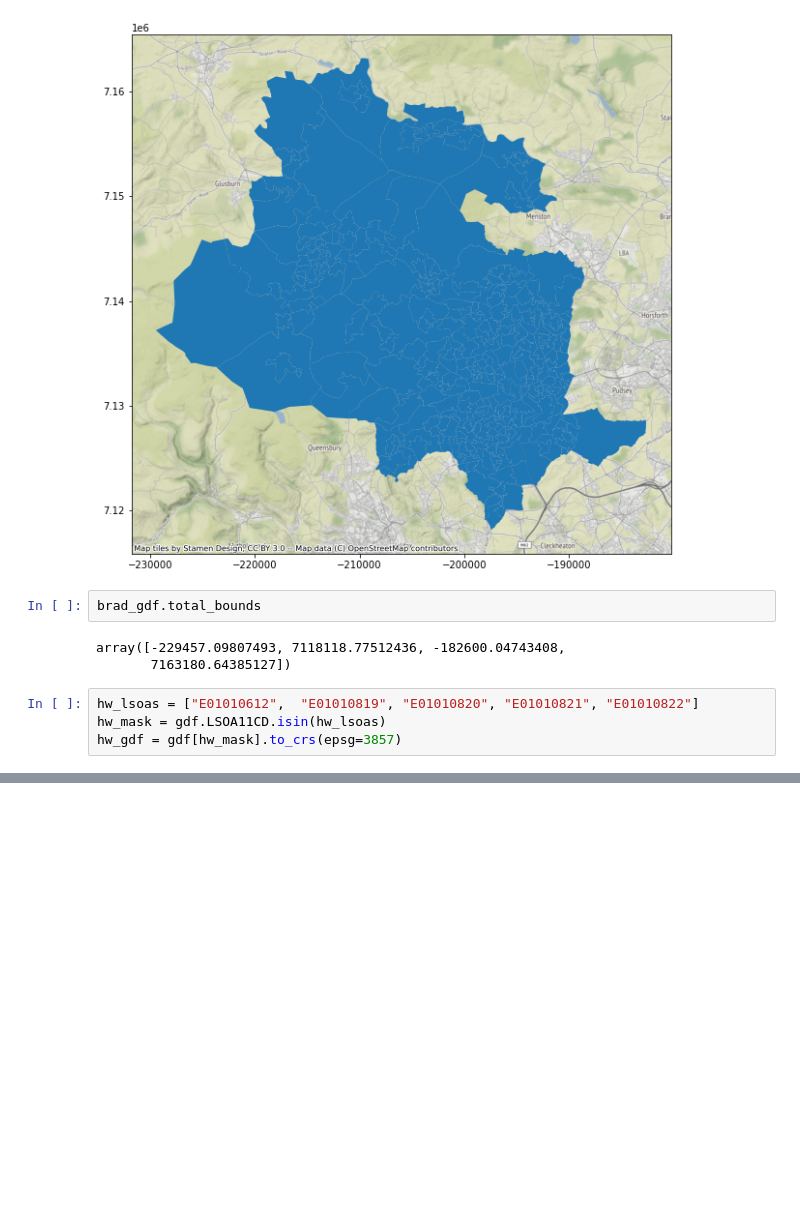
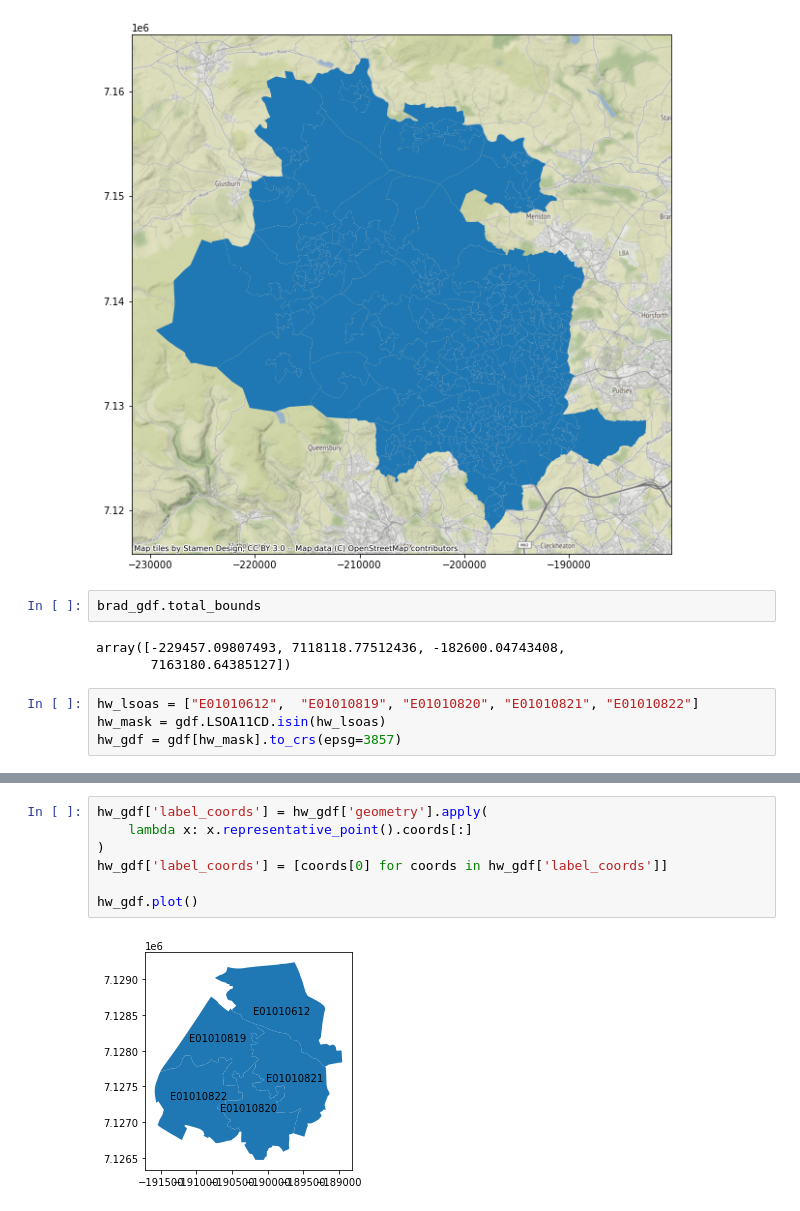
Before and after one commit to samrelins/holme_wood_accessibilities, a Jupyter notebook: geopandas_experiments.ipynb, the cells around one changed output, grey strips where cells are left out. Saved outputs shown, nothing was run; the diff lists cells and outputs as text; blank space fills up the shorter version.

```diff
--- a/geopandas_experiments.ipynb
+++ b/geopandas_experiments.ipynb
@@ -40 +53,10 @@ hw_gdf = gdf[hw_mask].to_crs(epsg=3857)
+# %%
+hw_gdf['label_coords'] = hw_gdf['geometry'].apply(
+    lambda x: x.representative_point().coords[:]
+)
+hw_gdf['label_coords'] = [coords[0] for coords in hw_gdf['label_coords']]
+
+hw_gdf.plot()
+# %% [output]
+[figure, added]
 # %%
```
Also changed, not shown: parts of 4 cells of this notebook, 4 other files.
